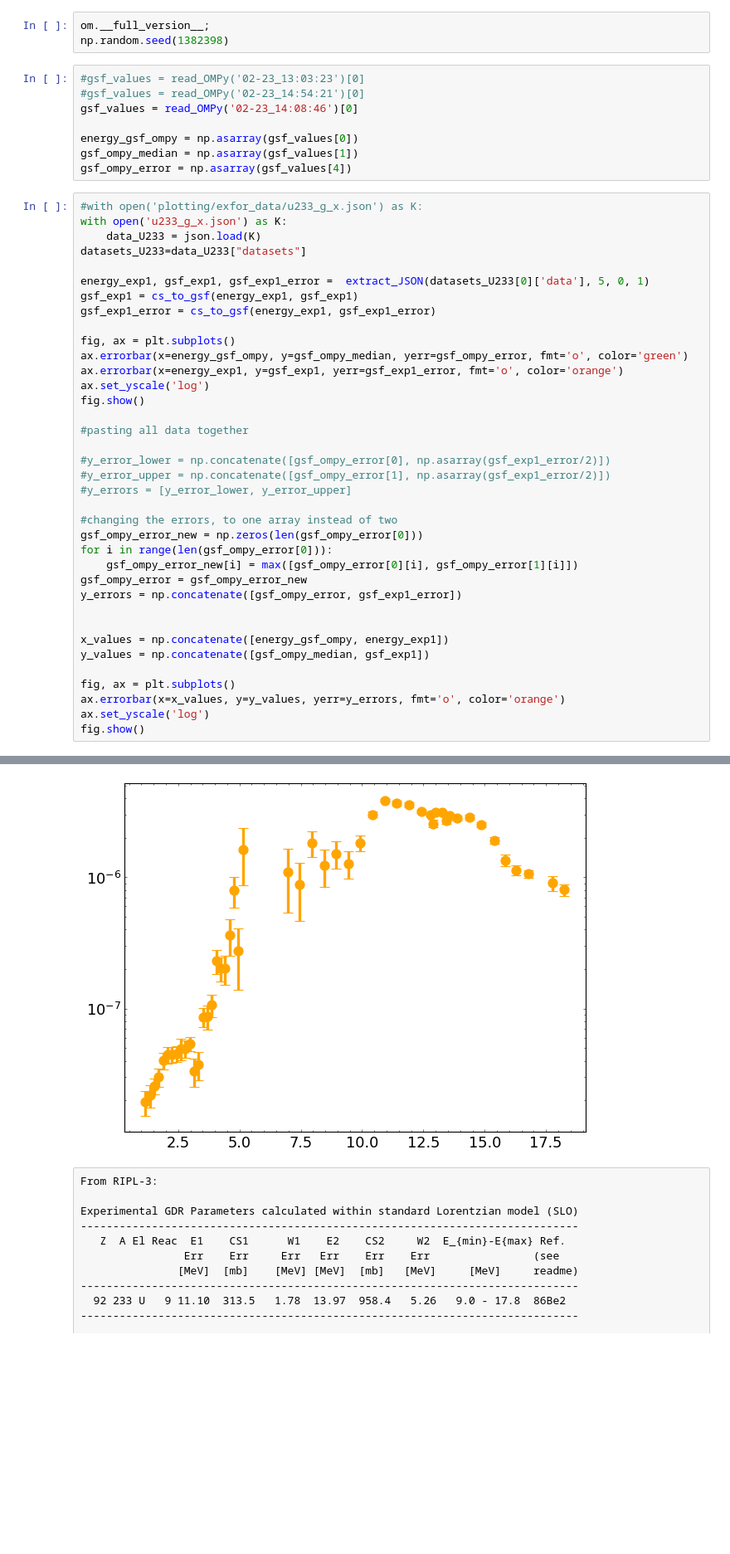
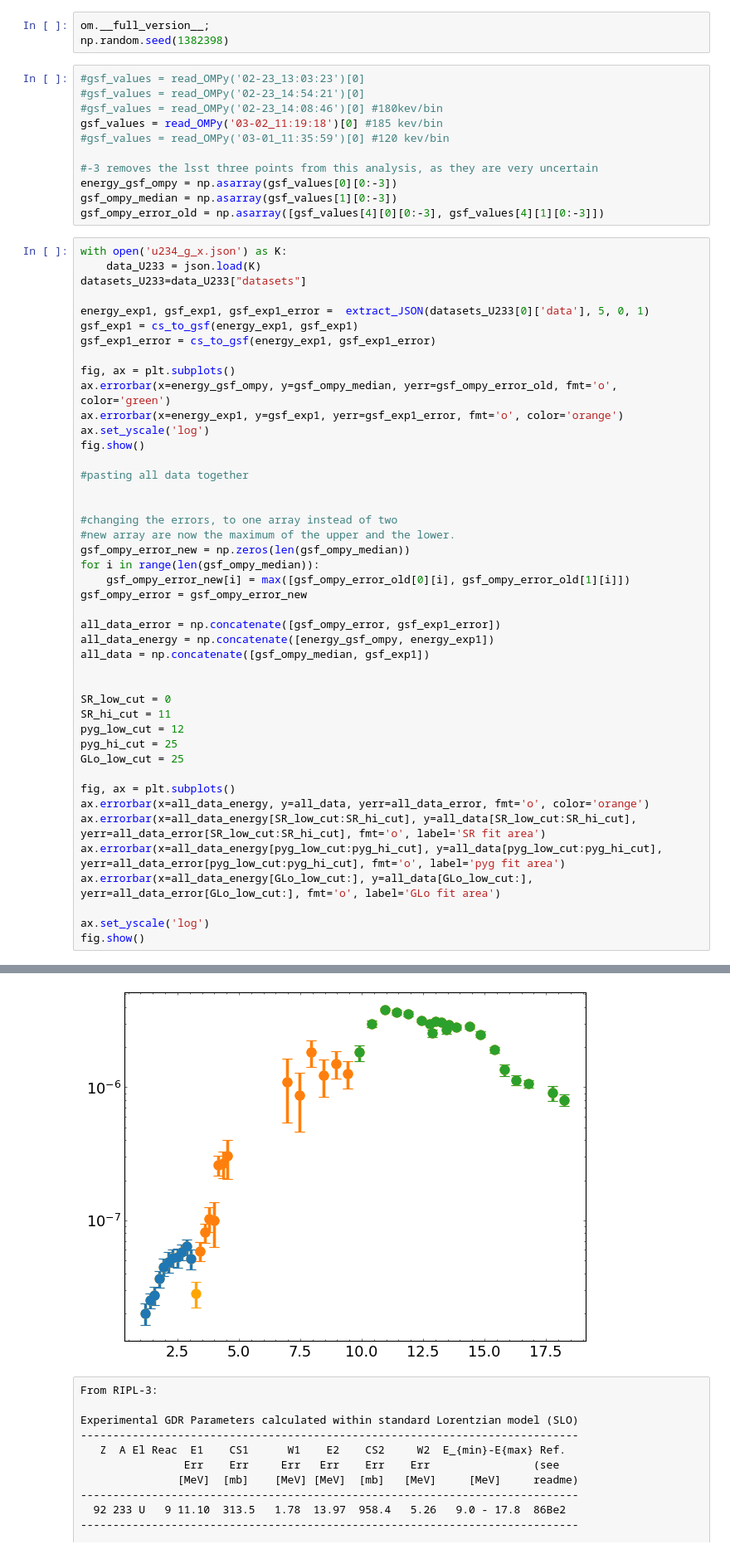
Before and after one commit to tellefs/MasterThesis, a Jupyter notebook: fitting_lmfit.ipynb, the cells around one changed output, grey strips where cells are left out. Shown: that part at 83% size. Cells and saved outputs as stored; diff of their text form; blank space fills up the shorter version.

```diff
--- a/fitting_lmfit.ipynb
+++ b/fitting_lmfit.ipynb
@@ -75,14 +75,16 @@ np.random.seed(1382398)
 # %%
 #gsf_values = read_OMPy('02-23_13:03:23')[0]
 #gsf_values = read_OMPy('02-23_14:54:21')[0]
-gsf_values = read_OMPy('02-23_14:08:46')[0]
+#gsf_values = read_OMPy('02-23_14:08:46')[0] #180kev/bin
+gsf_values = read_OMPy('03-02_11:19:18')[0] #185 kev/bin
+#gsf_values = read_OMPy('03-01_11:35:59')[0] #120 kev/bin
 
-energy_gsf_ompy = np.asarray(gsf_values[0])
-gsf_ompy_median = np.asarray(gsf_values[1])
-gsf_ompy_error = np.asarray(gsf_values[4])
+#-3 removes the lsst three points from this analysis, as they are very uncertain
+energy_gsf_ompy = np.asarray(gsf_values[0][0:-3])
+gsf_ompy_median = np.asarray(gsf_values[1][0:-3])
+gsf_ompy_error_old = np.asarray([gsf_values[4][0][0:-3], gsf_values[4][1][0:-3]])
 # %%
-#with open('plotting/exfor_data/u233_g_x.json') as K:
-with open('u233_g_x.json') as K:
+with open('u234_g_x.json') as K:
     data_U233 = json.load(K)
 datasets_U233=data_U233["datasets"]
 
@@ -91,30 +93,38 @@ gsf_exp1 = cs_to_gsf(energy_exp1, gsf_exp1)
 gsf_exp1_error = cs_to_gsf(energy_exp1, gsf_exp1_error)
 
 fig, ax = plt.subplots()
-ax.errorbar(x=energy_gsf_ompy, y=gsf_ompy_median, yerr=gsf_ompy_error, fmt='o', color='green')
+ax.errorbar(x=energy_gsf_ompy, y=gsf_ompy_median, yerr=gsf_ompy_error_old, fmt='o', color='green')
 ax.errorbar(x=energy_exp1, y=gsf_exp1, yerr=gsf_exp1_error, fmt='o', color='orange')
 ax.set_yscale('log')
 fig.show()
 
 #pasting all data together
 
-#y_error_lower = np.concatenate([gsf_ompy_error[0], np.asarray(gsf_exp1_error/2)])
-#y_error_upper = np.concatenate([gsf_ompy_error[1], np.asarray(gsf_exp1_error/2)])
-#y_errors = [y_error_lower, y_error_upper]
 
 #changing the errors, to one array instead of two
-gsf_ompy_error_new = np.zeros(len(gsf_ompy_error[0]))
-for i in range(len(gsf_ompy_error[0])):
-    gsf_ompy_error_new[i] = max([gsf_ompy_error[0][i], gsf_ompy_error[1][i]])
+#new array are now the maximum of the upper and the lower.
+gsf_ompy_error_new = np.zeros(len(gsf_ompy_median))
+for i in range(len(gsf_ompy_median)):
+    gsf_ompy_error_new[i] = max([gsf_ompy_error_old[0][i], gsf_ompy_error_old[1][i]])
 gsf_ompy_error = gsf_ompy_error_new
-y_errors = np.concatenate([gsf_ompy_error, gsf_exp1_error])
+
+all_data_error = np.concatenate([gsf_ompy_error, gsf_exp1_error])
+all_data_energy = np.concatenate([energy_gsf_ompy, energy_exp1])
+all_data = np.concatenate([gsf_ompy_median, gsf_exp1])
 
 
-x_values = np.concatenate([energy_gsf_ompy, energy_exp1])
-y_values = np.concatenate([gsf_ompy_median, gsf_exp1])
+SR_low_cut = 0
+SR_hi_cut = 11
+pyg_low_cut = 12
+pyg_hi_cut = 25
+GLo_low_cut = 25
 
 fig, ax = plt.subplots()
-ax.errorbar(x=x_values, y=y_values, yerr=y_errors, fmt='o', color='orange')
+ax.errorbar(x=all_data_energy, y=all_data, yerr=all_data_error, fmt='o', color='orange')
+ax.errorbar(x=all_data_energy[SR_low_cut:SR_hi_cut], y=all_data[SR_low_cut:SR_hi_cut], yerr=all_data_error[SR_low_cut:SR_hi_cut], fmt='o', label='SR fit area')
+ax.errorbar(x=all_data_energy[pyg_low_cut:pyg_hi_cut], y=all_data[pyg_low_cut:pyg_hi_cut], yerr=all_data_error[pyg_low_cut:pyg_hi_cut], fmt='o', label='pyg fit area')
+ax.errorbar(x=all_data_energy[GLo_low_cut:], y=all_data[GLo_low_cut:], yerr=all_data_error[GLo_low_cut:], fmt='o', label='GLo fit area')
+
 ax.set_yscale('log')
 fig.show()
 # %% [output]
@@ -122,4 +132,4 @@ fig.show()
-[figure, old version]
+[figure, new version]
 # %% [raw]
 From RIPL-3:
 
```
Also changed, not shown: parts of 20 cells of this notebook, 3 other files.
